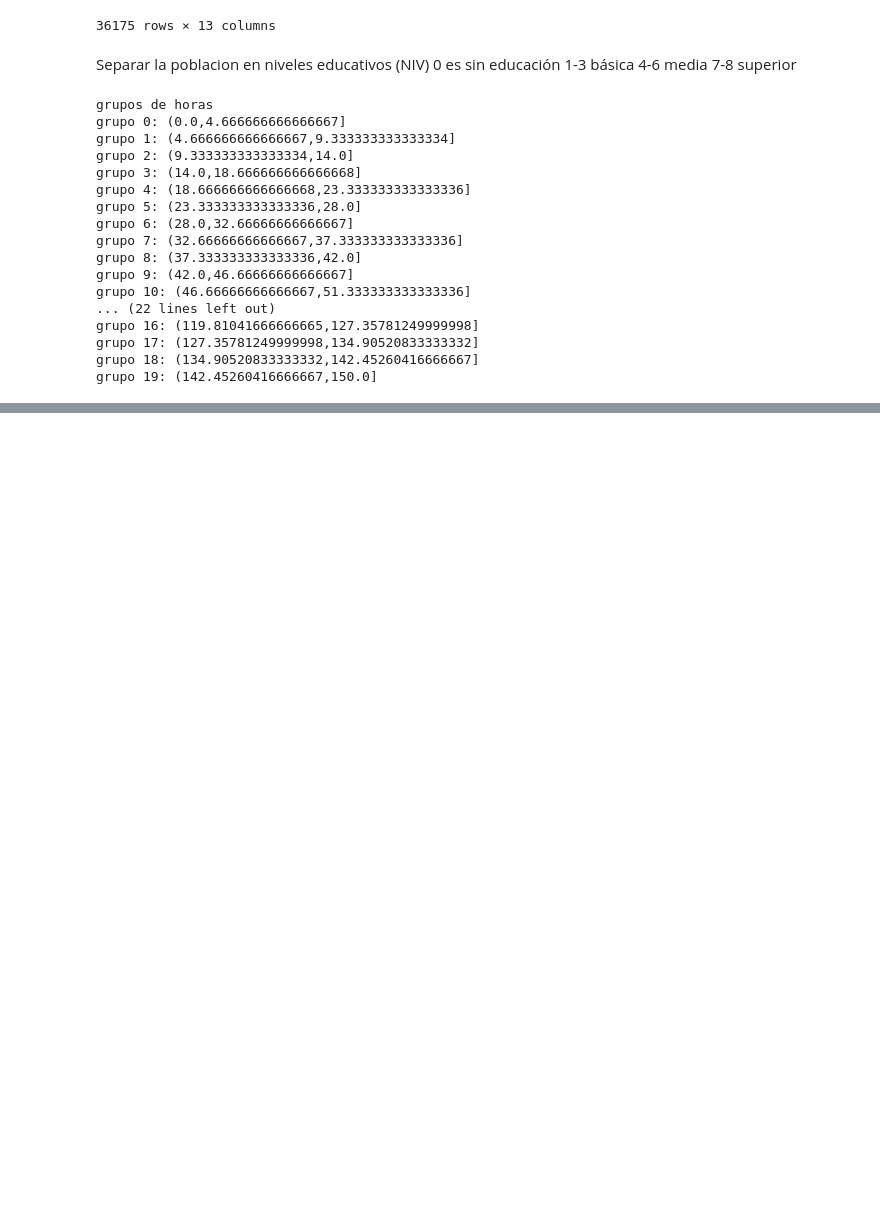
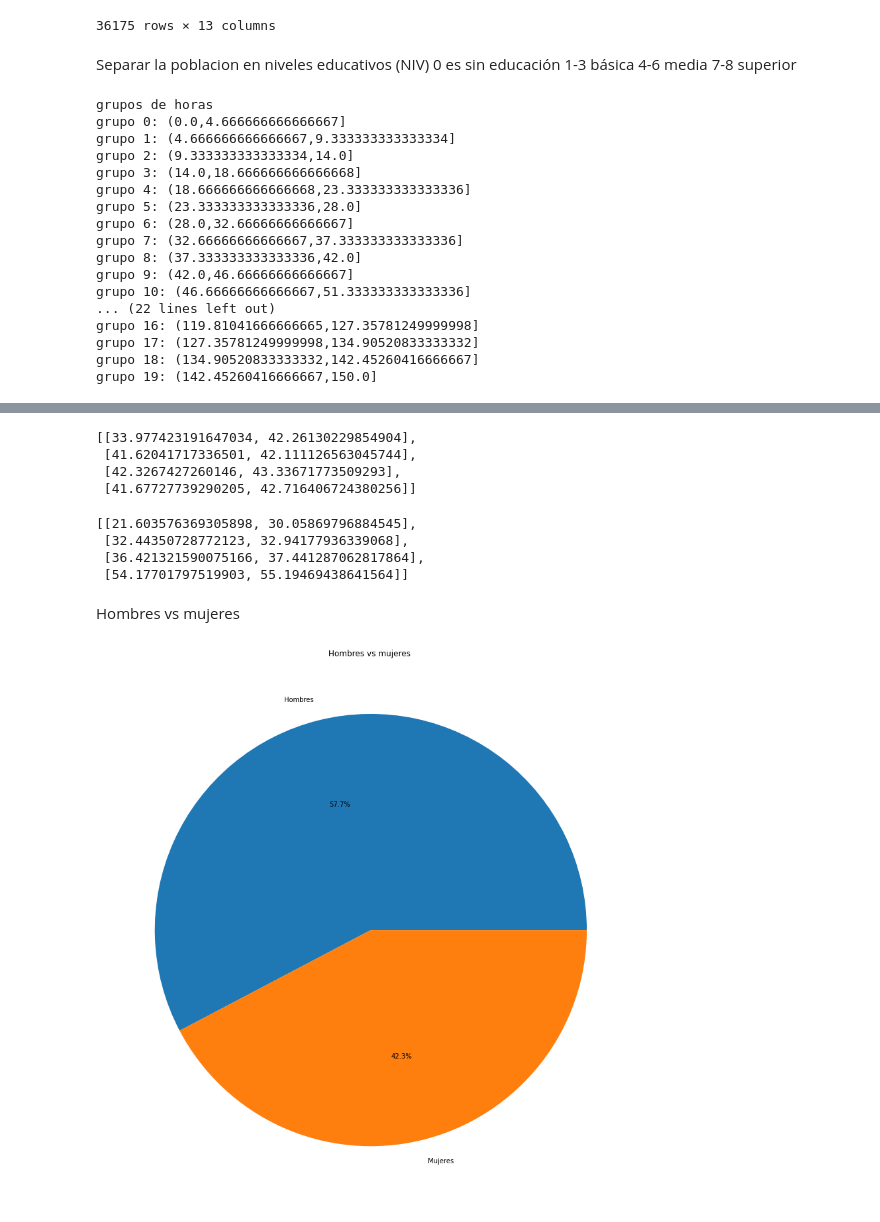
Before and after one commit to mTrujillf/inferencia, a Jupyter notebook: inferencia3.ipynb, the cells around one changed output, grey strips where cells are left out. Drawn from its saved outputs; the diff is of its cells as text; code cells hidden in the pictures; blank space fills up the shorter version.

```diff
--- a/inferencia3.ipynb
+++ b/inferencia3.ipynb
@@ -228,0 +306,30 @@ plt.bar(x,y)
+# %%
+arr_inter_horas
+# %% [output]
+[[33.977423191647034, 42.26130229854904],
+ [41.62041717336501, 42.111126563045744],
+ [42.3267427260146, 43.33671773509293],
+ [41.67727739290205, 42.716406724380256]]
+# %%
+arr_inter_pago_hora
+# %% [output]
+[[21.603576369305898, 30.05869796884545],
+ [32.44350728772123, 32.94177936339068],
+ [36.421321590075166, 37.441287062817864],
+ [54.17701797519903, 55.19469438641564]]
+# %% [markdown]
+Hombres vs mujeres
+# %%
+df_hombres = df_nuevo.loc[df_nuevo['SEXO'] == 1]
+df_mujeres = df_nuevo.loc[df_nuevo['SEXO'] == 2]
+tot_hombres = len(df_hombres)
+tot_mujeres = len(df_mujeres)
+arr_pie = [tot_hombres/tot_muestra,tot_mujeres/tot_muestra]
+mylabels = ['Hombres','Mujeres']
+
+plt.figure(figsize=(15,15))
+plt.title("Hombres vs mujeres ")
+plt.pie(arr_pie,labels = mylabels, autopct='%1.1f%%')
+plt.show()
+# %% [output]
+[figure, added]
```
Also changed, not shown: parts of 24 cells of this notebook.
